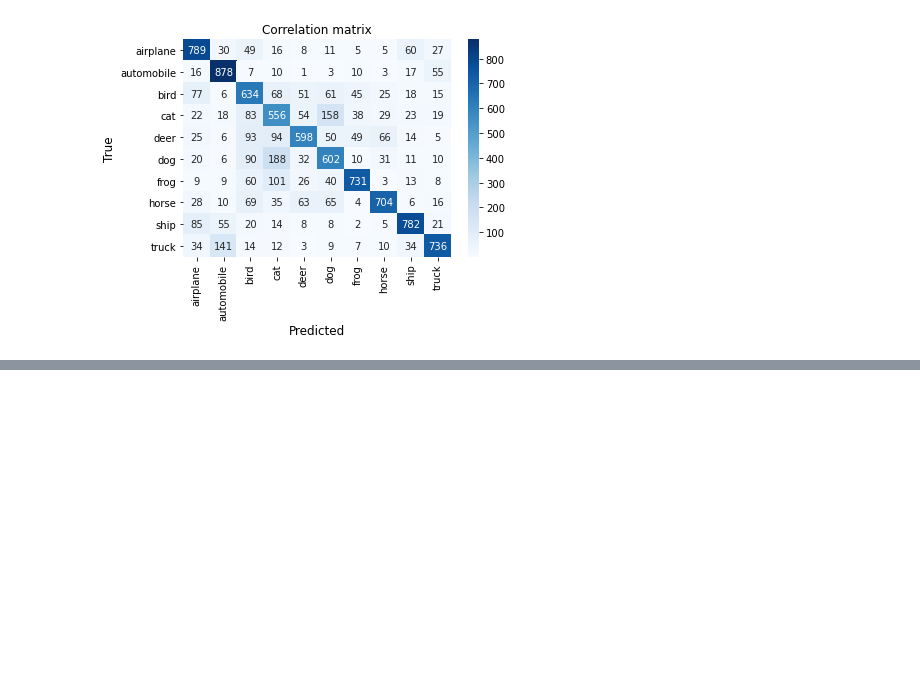
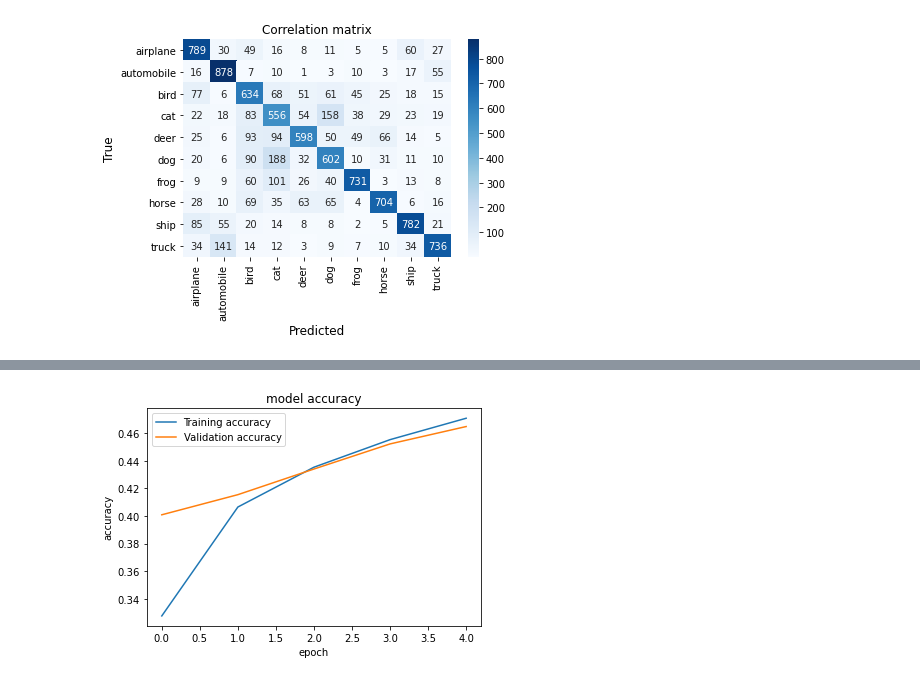
Before and after one commit to ewfaye/machine_learning_M2_ICO, a Jupyter notebook: Projet_ML_2.ipynb, the cells around one changed output, grey strips where cells are left out. Cells and saved outputs as stored; diff of their text form; code cells hidden in the pictures; blank space fills up the shorter version.

```diff
--- a/Projet_ML_2.ipynb
+++ b/Projet_ML_2.ipynb
@@ -355,0 +481,4 @@ plot_matrix_corr (fit_cnn,conf,classes)
+# %%
+plot_accuracy(fit_ann_v2)
+# %% [output]
+[figure, added]
```
Also changed, not shown: parts of 23 cells of this notebook.
